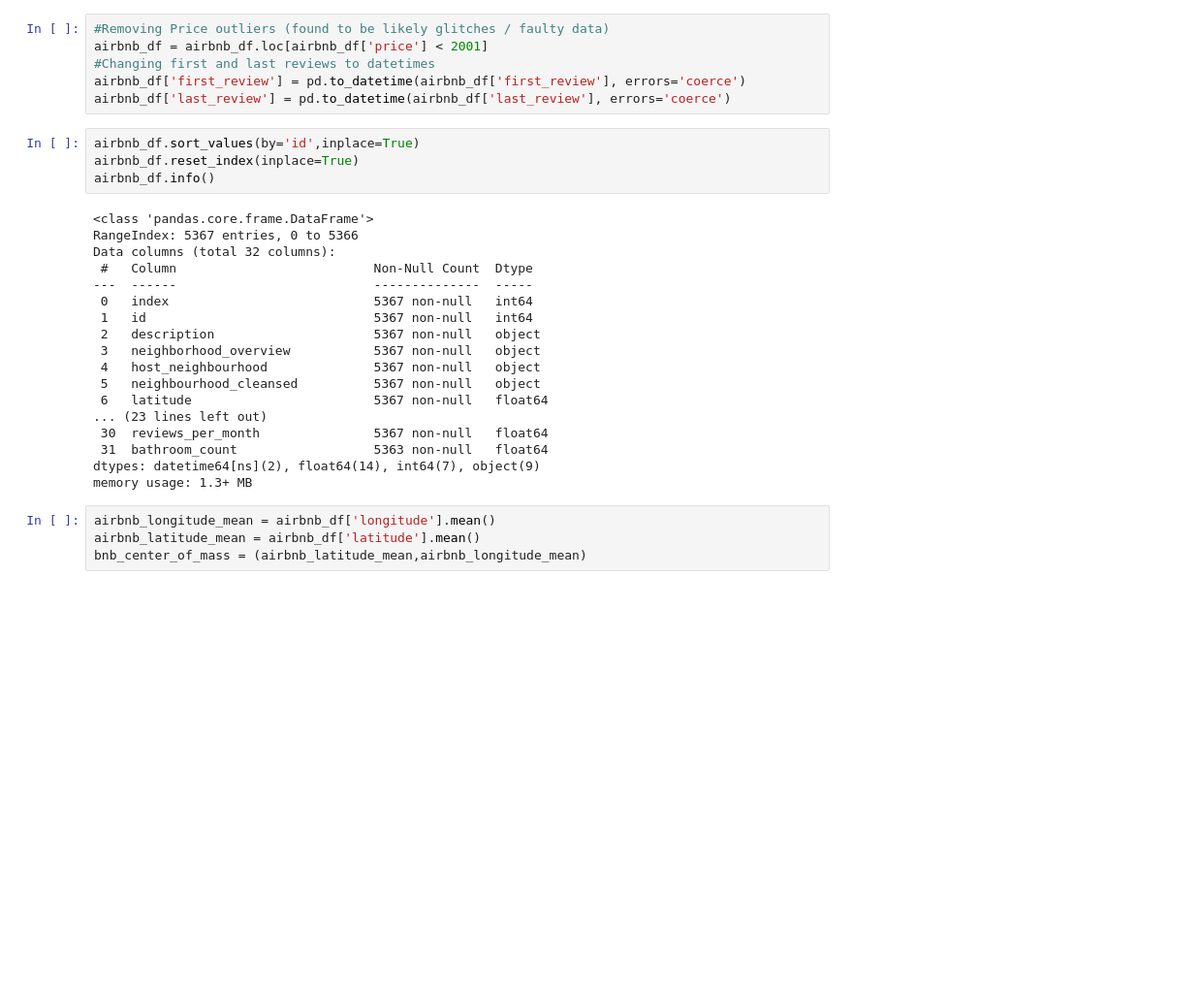
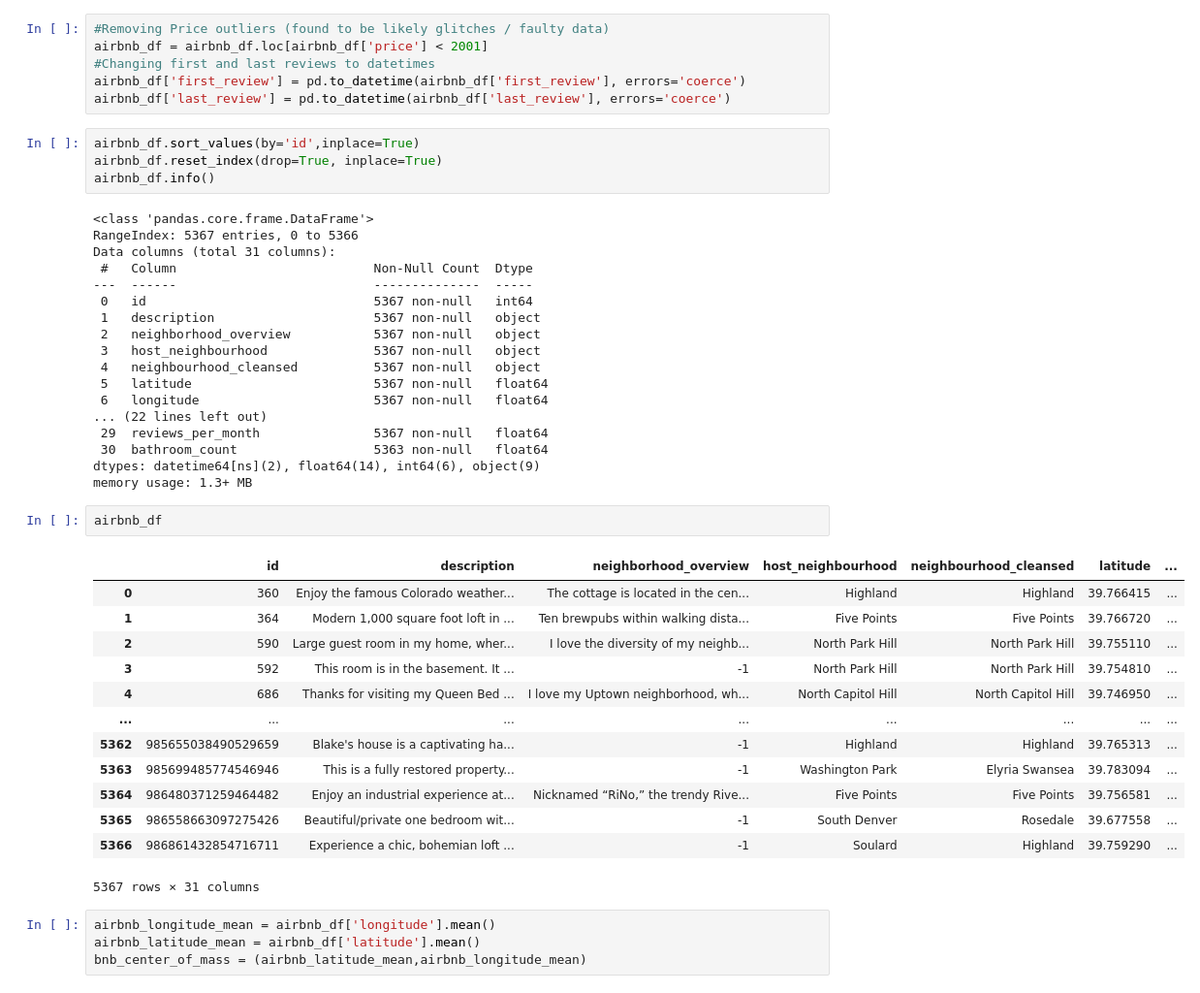
Before and after one commit to mdipinto1/m.c-squared, a Jupyter notebook: data_cleaning_notebook_md.ipynb, the cells around one changed output. Shown at 97% size. Cells and saved outputs as stored; diff of their text form; blank space fills up the shorter version.

```diff
--- a/data_cleaning_notebook_md.ipynb
+++ b/data_cleaning_notebook_md.ipynb
@@ -116,26 +116,42 @@ airbnb_df['first_review'] = pd.to_datetime(airbnb_df['first_review'], errors='co
 airbnb_df['last_review'] = pd.to_datetime(airbnb_df['last_review'], errors='coerce')
 # %%
 airbnb_df.sort_values(by='id',inplace=True)
-airbnb_df.reset_index(inplace=True)
+airbnb_df.reset_index(drop=True, inplace=True)
 airbnb_df.info()
 # %% [output]
 <class 'pandas.core.frame.DataFrame'>
 RangeIndex: 5367 entries, 0 to 5366
-Data columns (total 32 columns):
+Data columns (total 31 columns):
  #   Column                          Non-Null Count  Dtype
 ---  ------                          --------------  -----
- 0   index                           5367 non-null   int64
- 1   id                              5367 non-null   int64
- 2   description                     5367 non-null   object
- 3   neighborhood_overview           5367 non-null   object
- 4   host_neighbourhood              5367 non-null   object
- 5   neighbourhood_cleansed          5367 non-null   object
- 6   latitude                        5367 non-null   float64
-... (23 lines left out)
- 30  reviews_per_month               5367 non-null   float64
- 31  bathroom_count                  5363 non-null   float64
-dtypes: datetime64[ns](2), float64(14), int64(7), object(9)
+ 0   id                              5367 non-null   int64
+ 1   description                     5367 non-null   object
+ 2   neighborhood_overview           5367 non-null   object
+ 3   host_neighbourhood              5367 non-null   object
+ 4   neighbourhood_cleansed          5367 non-null   object
+ 5   latitude                        5367 non-null   float64
+ 6   longitude                       5367 non-null   float64
+... (22 lines left out)
+ 29  reviews_per_month               5367 non-null   float64
+ 30  bathroom_count                  5363 non-null   float64
+dtypes: datetime64[ns](2), float64(14), int64(6), object(9)
 memory usage: 1.3+ MB
+# %%
+airbnb_df
+# %% [output]
+|  | id | description | neighborhood_overview | host_neighbourhood | neighbourhood_cleansed | latitude | ... |
+| 0 | 360 | Enjoy the famous Colorado weather... | The cottage is located in the cen... | Highland | Highland | 39.766415 | ... |
+| 1 | 364 | Modern 1,000 square foot loft in ... | Ten brewpubs within walking dista... | Five Points | Five Points | 39.766720 | ... |
+| 2 | 590 | Large guest room in my home, wher... | I love the diversity of my neighb... | North Park Hill | North Park Hill | 39.755110 | ... |
+| 3 | 592 | This room is in the basement. It ... | -1 | North Park Hill | North Park Hill | 39.754810 | ... |
+| 4 | 686 | Thanks for visiting my Queen Bed ... | I love my Uptown neighborhood, wh... | North Capitol Hill | North Capitol Hill | 39.746950 | ... |
+| ... | ... | ... | ... | ... | ... | ... | ... |
+| 5362 | 985655038490529659 | Blake's house is a captivating ha... | -1 | Highland | Highland | 39.765313 | ... |
+| 5363 | 985699485774546946 | This is a fully restored property... | -1 | Washington Park | Elyria Swansea | 39.783094 | ... |
+| 5364 | 986480371259464482 | Enjoy an industrial experience at... | Nicknamed “RiNo,” the trendy Rive... | Five Points | Five Points | 39.756581 | ... |
+| 5365 | 986558663097275426 | Beautiful/private one bedroom wit... | -1 | South Denver | Rosedale | 39.677558 | ... |
+| 5366 | 986861432854716711 | Experience a chic, bohemian loft ... | -1 | Soulard | Highland | 39.759290 | ... |
+5367 rows × 31 columns
 # %%
 airbnb_longitude_mean = airbnb_df['longitude'].mean()
 airbnb_latitude_mean = airbnb_df['latitude'].mean()
```
Also changed, not shown: parts of 8 cells of this notebook, 3 other files.
